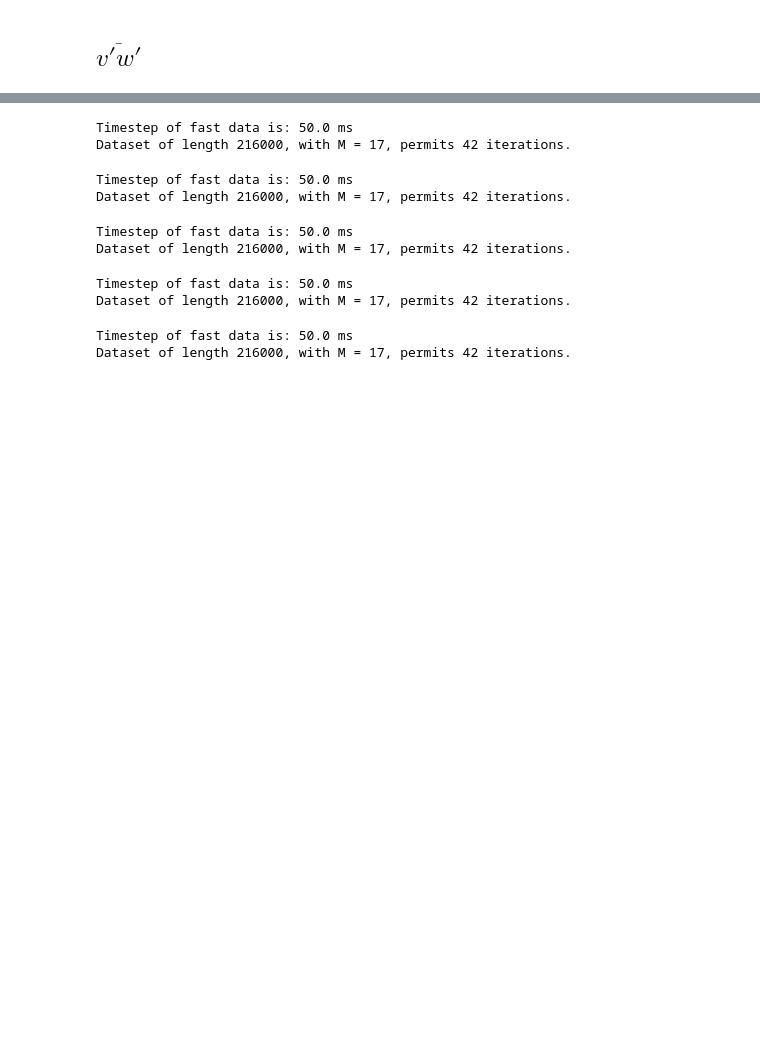
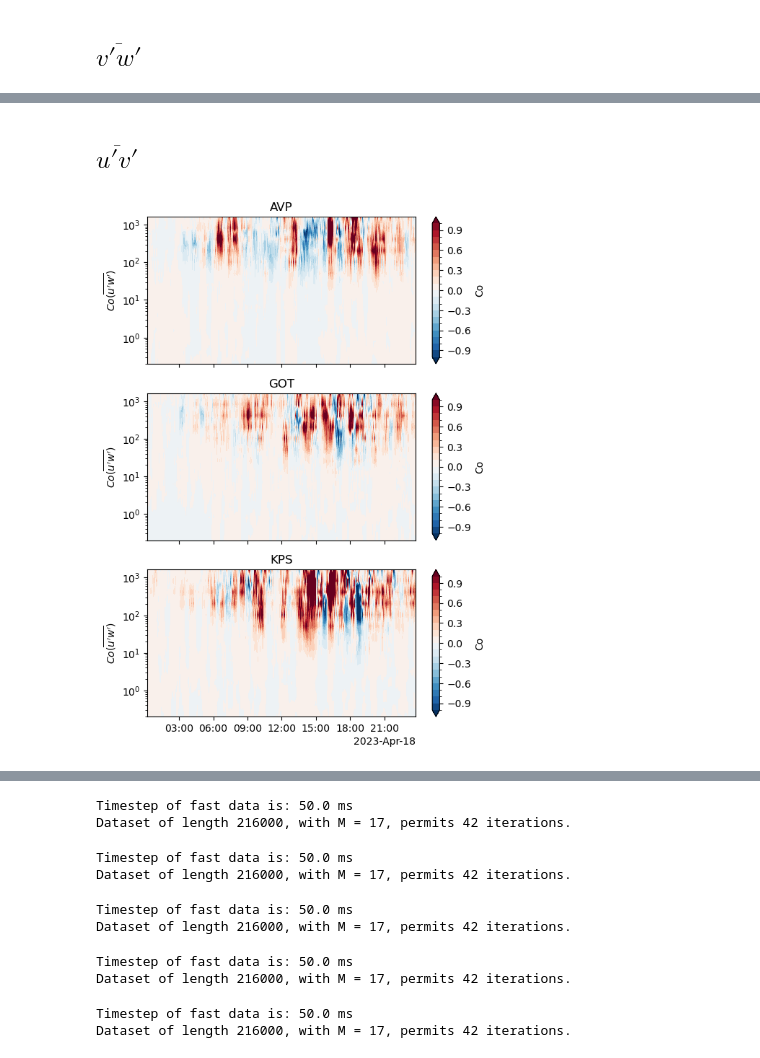
Before and after one commit to elischwat/sublimationofsnow, a Jupyter notebook: analysis/paper2/spectral_analysis_and_integral_length_scales_compare_sites_April18.ipynb, the cells around one changed output, grey strips where cells are left out. Saved outputs shown, nothing was run; the diff lists cells and outputs as text; code cells hidden in the pictures; blank space fills up the shorter version.

```diff
--- a/analysis/paper2/spectral_analysis_and_integral_length_scales_compare_sites_April18.ipynb
+++ b/analysis/paper2/spectral_analysis_and_integral_length_scales_compare_sites_April18.ipynb
@@ -628,0 +847,34 @@ for ax in axes:
+# %% [markdown]
+## $\overline{u'v'}$
+# %%
+fig, axes = plt.subplots(3,1, figsize=(6,9), sharex=True, sharey=True)
+
+# AVP
+src = mrd_uv_splash.copy()
+src['midpoint_time'] = src['start_time'] + (src['end_time'] - src['start_time']) / 2
+src = src.reset_index()
+ds = src.set_index(['midpoint_time', 'tau']).to_xarray()
+ds['Co'].plot.contourf(x='midpoint_time', y='tau', cmap='RdBu_r', levels=21, vmin=-1, vmax=1, ax=axes[0])
+axes[0].set_title('AVP')
+
+# GOT
+src = mrd_uv_sail.copy()
+src['midpoint_time'] = src['start_time'] + (src['end_time'] - src['start_time']) / 2
+src = src.reset_index()
+ds = src.set_index(['midpoint_time', 'tau']).to_xarray()
+ds['Co'].plot.contourf(x='midpoint_time', y='tau', cmap='RdBu_r', levels=21, vmin=-1, vmax=1, ax=axes[1])
+axes[1].set_title('GOT')
+
+# KPS
+src = mrd_uv_sos.copy()
+src['midpoint_time'] = src['start_time'] + (src['end_time'] - src['start_time']) / 2
+src = src.reset_index()
+ds = src.set_index(['midpoint_time', 'tau']).to_xarray()
+ds['Co'].plot.contourf(x='midpoint_time', y='tau', cmap='RdBu_r', levels=21, vmin=-1, vmax=1, ax=axes[2])
+axes[2].set_title('KPS')
+for ax in axes:
+    ax.set_yscale('log')
+    ax.set_xlabel('')
+    ax.set_ylabel(r"$Co(\overline{u'w'})$")
+# %% [output]
+[figure, added]
```
Also changed, not shown: parts of 17 cells of this notebook, 7 other files.
